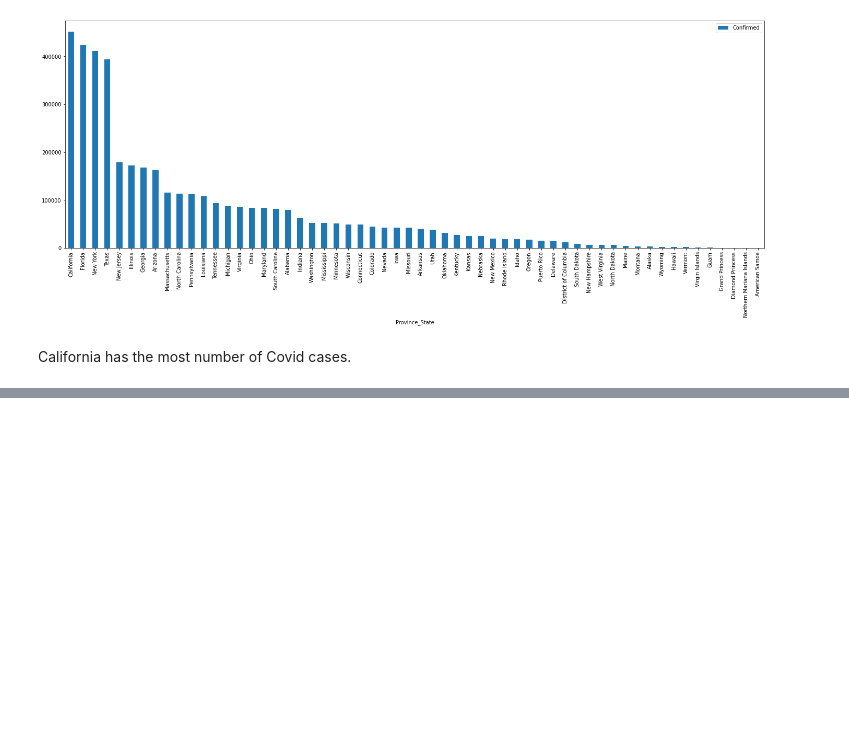
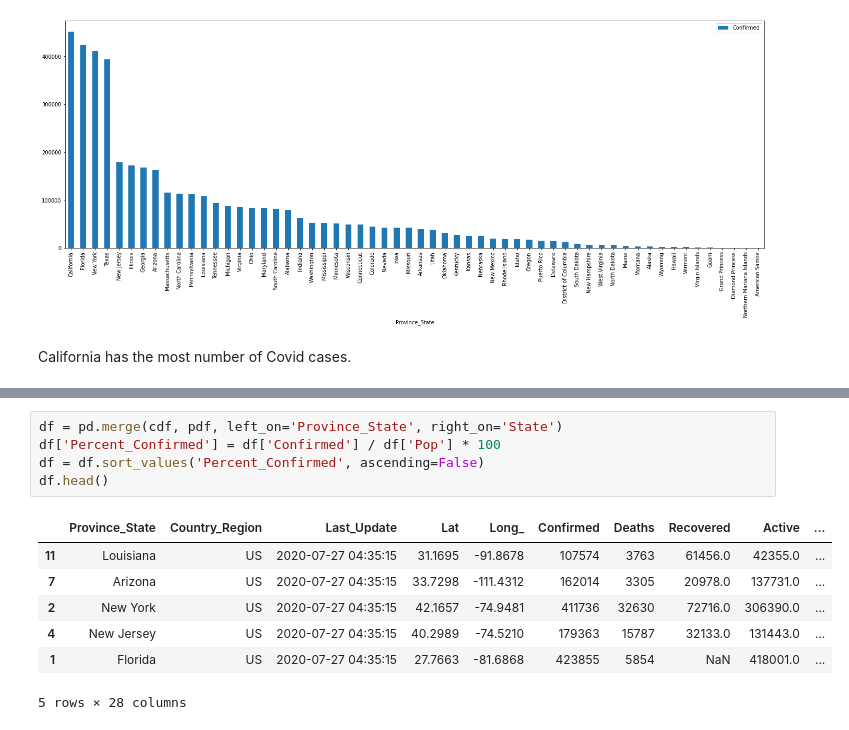
Before and after one commit to github-jupyter/covid, a Jupyter notebook: covid.ipynb, the cells around one changed output, grey strips where cells are left out. Cells and saved outputs as stored; diff of their text form; blank space fills up the shorter version.

```diff
--- a/covid.ipynb
+++ b/covid.ipynb
@@ -22,0 +35,13 @@ California has the most number of Covid cases.
+# %%
+df = pd.merge(cdf, pdf, left_on='Province_State', right_on='State')
+df['Percent_Confirmed'] = df['Confirmed'] / df['Pop'] * 100
+df = df.sort_values('Percent_Confirmed', ascending=False)
+df.head()
+# %% [output]
+|  | Province_State | Country_Region | Last_Update | Lat | Long_ | Confirmed | Deaths | Recovered | Active | ... |
+| 11 | Louisiana | US | 2020-07-27 04:35:15 | 31.1695 | -91.8678 | 107574 | 3763 | 61456.0 | 42355.0 | ... |
+| 7 | Arizona | US | 2020-07-27 04:35:15 | 33.7298 | -111.4312 | 162014 | 3305 | 20978.0 | 137731.0 | ... |
+| 2 | New York | US | 2020-07-27 04:35:15 | 42.1657 | -74.9481 | 411736 | 32630 | 72716.0 | 306390.0 | ... |
+| 4 | New Jersey | US | 2020-07-27 04:35:15 | 40.2989 | -74.5210 | 179363 | 15787 | 32133.0 | 131443.0 | ... |
+| 1 | Florida | US | 2020-07-27 04:35:15 | 27.7663 | -81.6868 | 423855 | 5854 | NaN | 418001.0 | ... |
+5 rows × 28 columns
```
Also changed, not shown: parts of 3 cells of this notebook, 1 other file.
